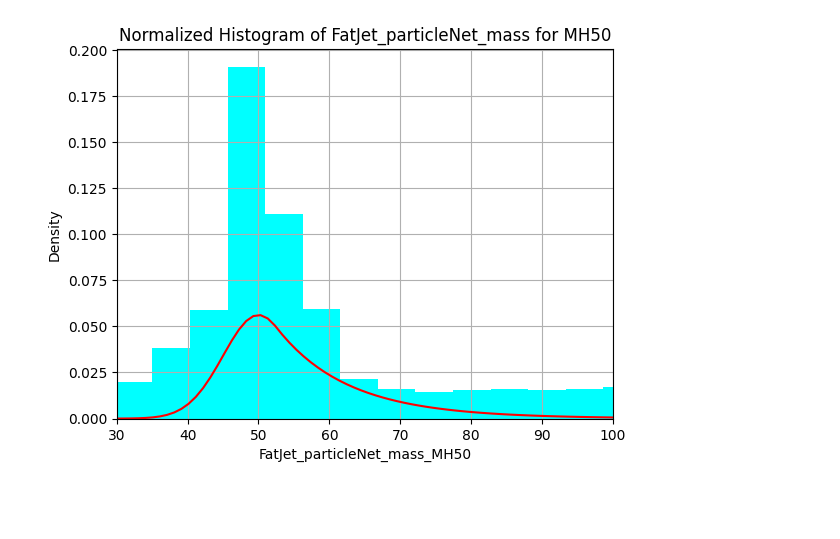
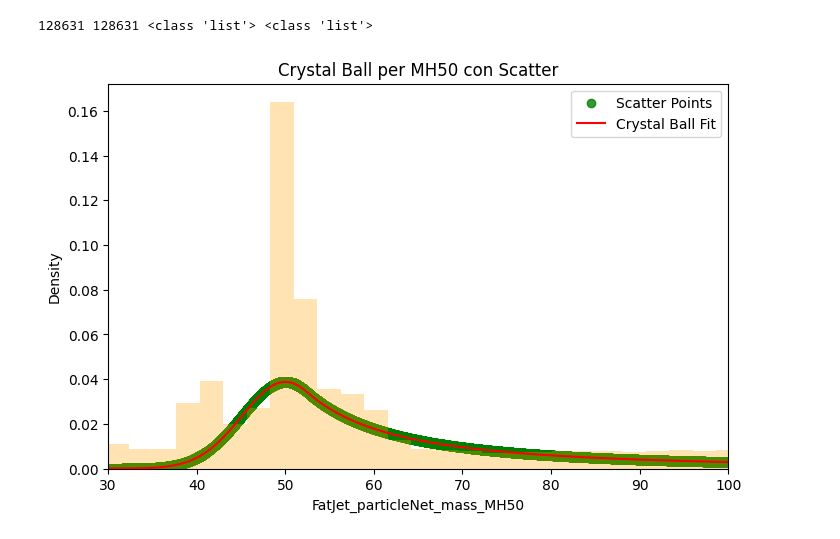
Before and after one commit to riccardocanterini-cyber/Tesi, a Jupyter notebook: Fit_Dati.ipynb, the cells around one changed output. Cells and saved outputs as stored; diff of their text form; code cells hidden in the pictures; blank space fills up the shorter version.

```diff
--- a/Fit_Dati.ipynb
+++ b/Fit_Dati.ipynb
@@ -66,16 +59,23 @@ plt.show()
-# %%
-#Ora normalizziamo il piccolo infame
-#Diamo dei pesi al nostoro amico
-weights = np.ones_like(x_MH50) / len(x_MH50)
-plt.hist(x_MH50, bins=50, histtype="barstacked", color="cyan", alpha=1, weights=weights)
-plt.xlabel("FatJet_particleNet_mass_MH50")
-plt.ylabel("Density")
-plt.title("Normalized Histogram of FatJet_particleNet_mass for MH50")
-plt.plot(xm,ym, color="red")
-plt.xlim(30, 100)
-plt.grid()
-plt.show()
-
-#Sovrapponiamo la curva della Crystal Ball
-# %% [output]
-[figure, removed]
+# %%
+#Rifacciamo quello di prima con i dati, vediamo se riesco a farlo funzionare
+
+xp=sorted(x_MH50)
+yp=[cb_pdf(xi, 50, 4.9, 0.5, 2) for xi in xp]
+
+
+print(len(xp), len(yp), type(xp), type(yp) )
+
+fig = plt.figure(figsize=(8, 5))
+plt.title("Crystal Ball per MH50 con Scatter")
+plt.scatter(xp,yp, color="green", alpha=0.8, label="Scatter Points")
+plt.plot(xp, yp, color="red", alpha=1, label="Crystal Ball Fit")
+#Aggiungiamo l'istogramma normalizzato
+plt.hist(xp, bins=100, histtype="barstacked", color="orange", alpha=0.3, weights=np.ones_like(xp) / len(xp))
+plt.xlim(30, 100)
+plt.xlabel("FatJet_particleNet_mass_MH50")
+plt.ylabel("Density")
+plt.legend()
+plt.show()
+# %% [output]
+128631 128631 <class 'list'> <class 'list'>
+[figure, added]
```
Also changed, not shown: parts of 6 cells of this notebook, 1 other file.
